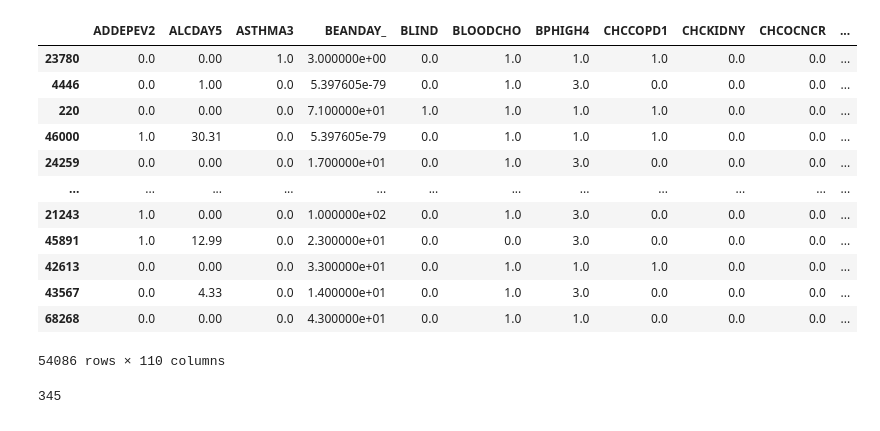
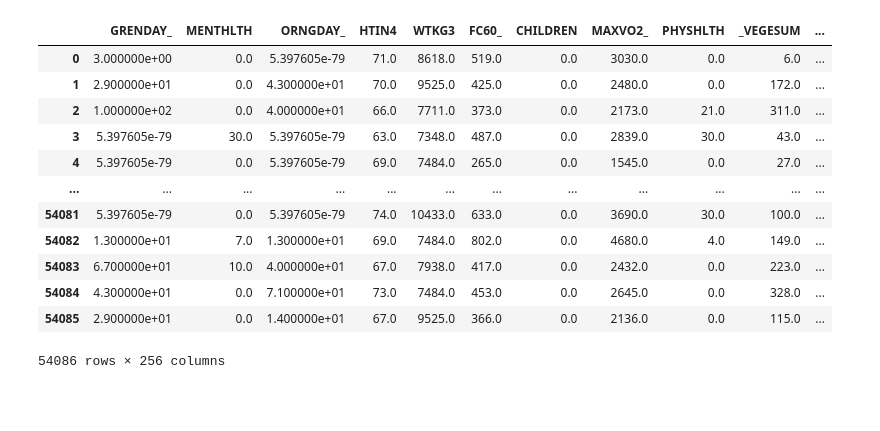
Before and after one commit to Madelinehazel/UofT_3253_term_project, a Jupyter notebook: notebooks/marinus_training.ipynb, the cells around one changed output. Drawn from its saved outputs; the diff is of its cells as text; code cells hidden in the pictures.

```diff
--- a/notebooks/marinus_training.ipynb
+++ b/notebooks/marinus_training.ipynb
@@ -139,3 +143,16 @@ continuous = [
 ]
 
 target = ["_MICHD"]
+# %%
+
+for item in ordinal:
+    if item in categorical:
+        categorical.remove(item)
+    if item not in continuous:
+        continuous.append(item)
+for item in should_be_continuous:
+    if item not in continuous:
+        continuous += [item]
+    if item in categorical:
+        categorical.remove(item)
+categorical
@@ -142,6 +161,6 @@ target = ["_MICHD"]
 # %%
 # file_path = '../heart_disease_health_indicators_BRFSS2015.csv'
-file_path = 'data/2015_clean.csv'
+file_path = '../../2015_clean.csv'
 # file_path = 'data_2015_dropped_filtered_1.csv'
 # file_path = 'data_2015_filtered_1.csv'
 data = pd.read_csv(file_path)
@@ -180,7 +200,7 @@ from sklearn.compose import ColumnTransformer
 cat_pipeline = Pipeline(
     [
         ("imputer", SimpleImputer(strategy="most_frequent")),
-        ("cat_encoder", OneHotEncoder(sparse=False)),
+        ("cat_encoder", OneHotEncoder(sparse=False, drop='first')),
     ]
 )
 
@@ -188,7 +208,7 @@ cat_pipeline = Pipeline(
 num_pipeline = Pipeline(
     [
         ("imputer", SimpleImputer(strategy="median")),
-        ("std_scaler", StandardScaler()),
+        # ("std_scaler", StandardScaler()),
     ]
 )
 
@@ -200,38 +220,30 @@ full_pipeline = ColumnTransformer(
 )
 # %%
 X_train
-# %% [output]
-|  | ADDEPEV2 | ALCDAY5 | ASTHMA3 | BEANDAY_ | BLIND | BLOODCHO | BPHIGH4 | CHCCOPD1 | CHCKIDNY | CHCOCNCR | ... |
-| 23780 | 0.0 | 0.00 | 1.0 | 3.000000e+00 | 0.0 | 1.0 | 1.0 | 1.0 | 0.0 | 0.0 | ... |
-| 4446 | 0.0 | 1.00 | 0.0 | 5.397605e-79 | 0.0 | 1.0 | 3.0 | 0.0 | 0.0 | 0.0 | ... |
-| 220 | 0.0 | 0.00 | 0.0 | 7.100000e+01 | 1.0 | 1.0 | 1.0 | 1.0 | 0.0 | 0.0 | ... |
-| 46000 | 1.0 | 30.31 | 0.0 | 5.397605e-79 | 0.0 | 1.0 | 1.0 | 1.0 | 0.0 | 0.0 | ... |
-| 24259 | 0.0 | 0.00 | 0.0 | 1.700000e+01 | 0.0 | 1.0 | 3.0 | 0.0 | 0.0 | 0.0 | ... |
-| ... | ... | ... | ... | ... | ... | ... | ... | ... | ... | ... | ... |
-| 21243 | 1.0 | 0.00 | 0.0 | 1.000000e+02 | 0.0 | 1.0 | 3.0 | 0.0 | 0.0 | 0.0 | ... |
-| 45891 | 1.0 | 12.99 | 0.0 | 2.300000e+01 | 0.0 | 0.0 | 3.0 | 0.0 | 0.0 | 0.0 | ... |
-| 42613 | 0.0 | 0.00 | 0.0 | 3.300000e+01 | 0.0 | 1.0 | 1.0 | 1.0 | 0.0 | 0.0 | ... |
-| 43567 | 0.0 | 4.33 | 0.0 | 1.400000e+01 | 0.0 | 1.0 | 3.0 | 0.0 | 0.0 | 0.0 | ... |
-| 68268 | 0.0 | 0.00 | 0.0 | 4.300000e+01 | 0.0 | 1.0 | 1.0 | 0.0 | 0.0 | 0.0 | ... |
-54086 rows × 110 columns
 # %%
 full_pipeline.fit(X_train)
 # Transform the training data and convert it back to a DataFrame with column names
 X_train = pd.DataFrame(
     full_pipeline.transform(X_train),
-    columns=continuous
-    + full_pipeline.named_transformers_["cat"]
-    .get_feature_names_out(categorical)
-    .tolist(),
+    columns=continuous + full_pipeline.named_transformers_["cat"].get_feature_names_out(categorical).tolist(),
 )
 X_test = pd.DataFrame(
     full_pipeline.transform(X_test),
-    columns=continuous
-    + full_pipeline.named_transformers_["cat"]
-    .get_feature_names_out(categorical)
-    .tolist(),
+    columns=continuous + full_pipeline.named_transformers_["cat"].get_feature_names_out(categorical).tolist(),
 )
-# %%
-len(X_train.columns)
-# %% [output]
-345
+# %%
+X_train
+# %% [output]
+|  | GRENDAY_ | MENTHLTH | ORNGDAY_ | HTIN4 | WTKG3 | FC60_ | CHILDREN | MAXVO2_ | PHYSHLTH | _VEGESUM | ... |
+| 0 | 3.000000e+00 | 0.0 | 5.397605e-79 | 71.0 | 8618.0 | 519.0 | 0.0 | 3030.0 | 0.0 | 6.0 | ... |
+| 1 | 2.900000e+01 | 0.0 | 4.300000e+01 | 70.0 | 9525.0 | 425.0 | 0.0 | 2480.0 | 0.0 | 172.0 | ... |
+| 2 | 1.000000e+02 | 0.0 | 4.000000e+01 | 66.0 | 7711.0 | 373.0 | 0.0 | 2173.0 | 21.0 | 311.0 | ... |
+| 3 | 5.397605e-79 | 30.0 | 5.397605e-79 | 63.0 | 7348.0 | 487.0 | 0.0 | 2839.0 | 30.0 | 43.0 | ... |
+| 4 | 5.397605e-79 | 0.0 | 5.397605e-79 | 69.0 | 7484.0 | 265.0 | 0.0 | 1545.0 | 0.0 | 27.0 | ... |
+| ... | ... | ... | ... | ... | ... | ... | ... | ... | ... | ... | ... |
+| 54081 | 5.397605e-79 | 0.0 | 5.397605e-79 | 74.0 | 10433.0 | 633.0 | 0.0 | 3690.0 | 30.0 | 100.0 | ... |
+| 54082 | 1.300000e+01 | 7.0 | 1.300000e+01 | 69.0 | 7484.0 | 802.0 | 0.0 | 4680.0 | 4.0 | 149.0 | ... |
+| 54083 | 6.700000e+01 | 10.0 | 4.000000e+01 | 67.0 | 7938.0 | 417.0 | 0.0 | 2432.0 | 0.0 | 223.0 | ... |
+| 54084 | 4.300000e+01 | 0.0 | 7.100000e+01 | 73.0 | 7484.0 | 453.0 | 0.0 | 2645.0 | 0.0 | 328.0 | ... |
+| 54085 | 2.900000e+01 | 0.0 | 1.400000e+01 | 67.0 | 9525.0 | 366.0 | 0.0 | 2136.0 | 0.0 | 115.0 | ... |
+54086 rows × 256 columns
@@ -237,0 +256,2 @@ len(X_train.columns)
+# %% [markdown]
+###
```
Also changed, not shown: parts of 19 cells of this notebook, 9 other files.
